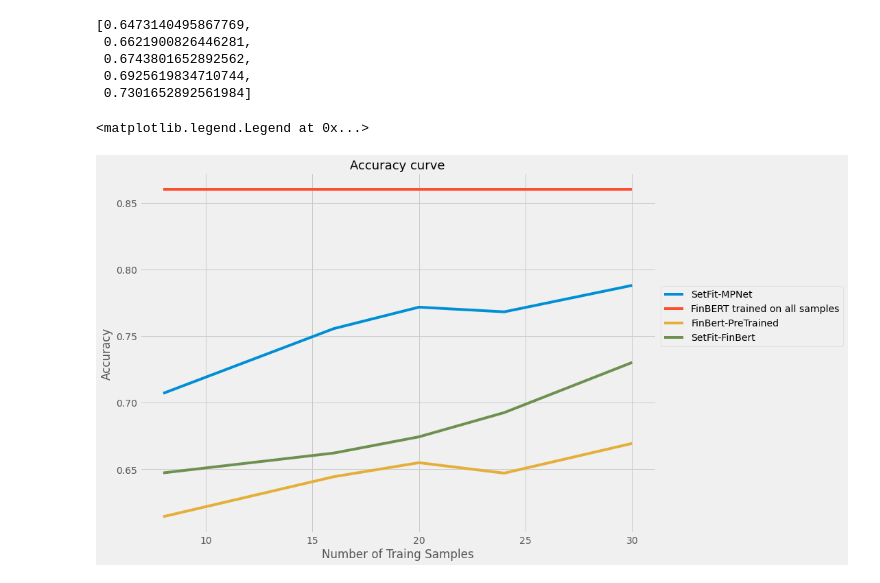
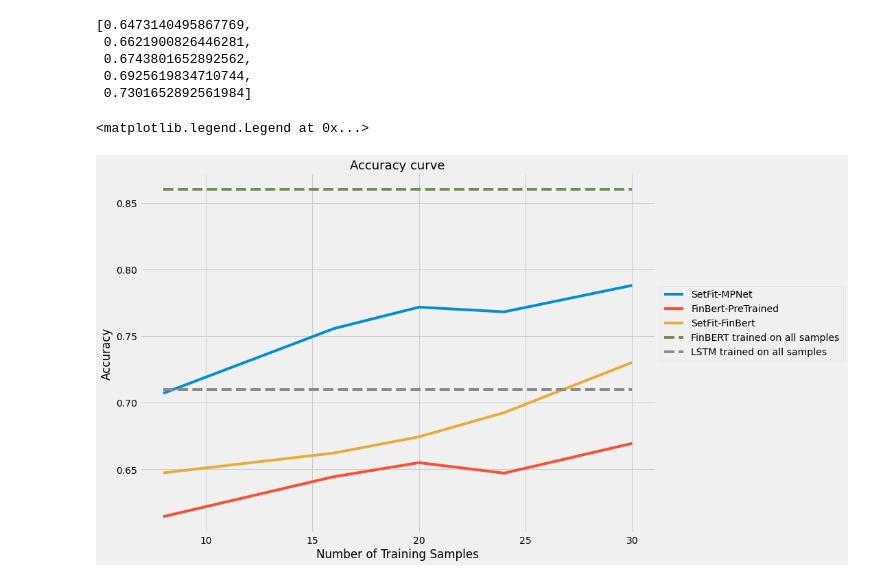
Before and after one commit to neoyipeng2018/FinancialPhraseBank-v1.0, a Jupyter notebook: SetFit.ipynb, the cells around one changed output. Cells and saved outputs as stored; diff of their text form; code cells hidden in the pictures.

```diff
--- a/SetFit.ipynb
+++ b/SetFit.ipynb
@@ -163,6 +163,7 @@ shots              = [8,16,20,24,30]
 setfit             = [0.7070247933884298,0.7555785123966943,0.771694214876033,0.7681818181818182,0.7880165289256198]
 finbert_pretrained = [0.6144628099173552, 0.6444214876033059, 0.6549586776859504, 0.6471074380165288, 0.6694214876033058]
 fb                 = [0.86]*5
+lstm               = [.71]*5
 # %%
 plt.style.use('fivethirtyeight')
 fig,ax = plt.subplots(figsize=(12,9))
@@ -223,9 +227,3 @@ setfit_finbert
  0.6743801652892562,
  0.6925619834710744,
  0.7301652892561984]
-# %%
-shots              = [8,16,20,24,30]
-setfit             = [0.7070247933884298,0.7555785123966943,0.771694214876033,0.7681818181818182,0.7880165289256198]
-finbert_pretrained = [0.6144628099173552, 0.6444214876033059, 0.6549586776859504, 0.6471074380165288, 0.6694214876033058]
-setfit_finbert     = [0.6473140495867769, 0.6621900826446281, 0.6743801652892562,0.6925619834710744,0.7301652892561984]
-fb                 = [0.86]*5
@@ -232,16 +232,19 @@ fb                 = [0.86]*5
 # %%
 plt.style.use('fivethirtyeight')
 fig,ax = plt.subplots(figsize=(12,9))
 ax.set_title('Accuracy curve', fontsize=18)
 ax.set_ylabel('Accuracy')
-ax.set_xlabel('Number of Traing Samples')
+ax.set_xlabel('Number of Training Samples')
 
 pd.DataFrame({'SetFit-MPNet':setfit,
-              'FinBERT trained on all samples':fb,
               'FinBert-PreTrained':finbert_pretrained,
               'SetFit-FinBert':setfit_finbert},
              index=shots).plot(ax=ax)
+
+pd.DataFrame({'FinBERT trained on all samples':fb,
+              'LSTM trained on all samples':lstm},
+             index=shots).plot(ax=ax,linestyle='--')
 plt.legend(bbox_to_anchor =(1, 0.7))
 # %% [output]
 <matplotlib.legend.Legend at 0x...>
-[figure, old version]
+[figure, new version]
```
Also changed, not shown: parts of 3 cells of this notebook.
